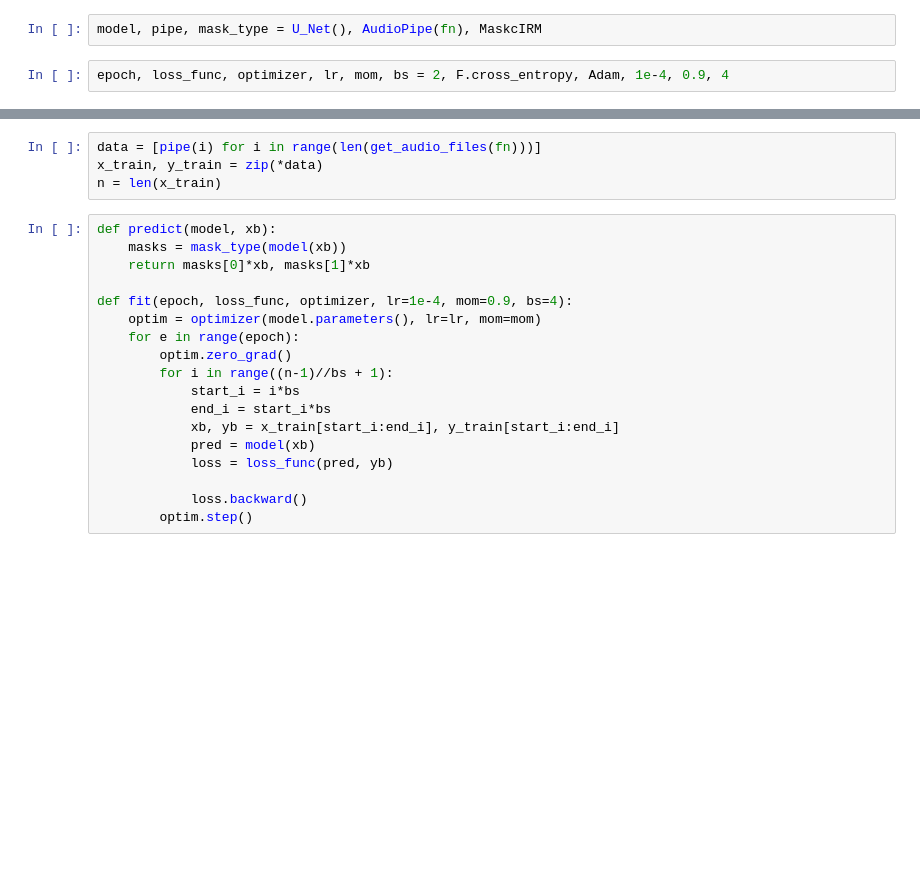
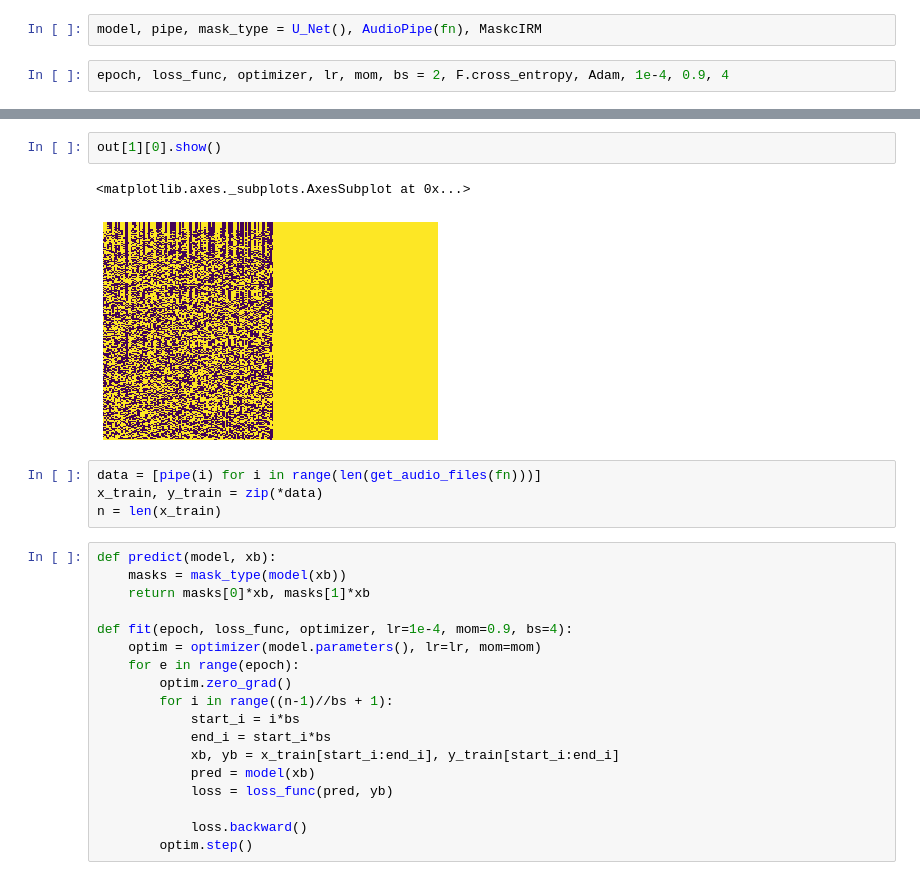
Before and after one commit to holyfiddlex/Speech-Separation, a Jupyter notebook: nbdev/_06_Trainer.ipynb, the cells around one changed output, grey strips where cells are left out. Saved outputs shown, nothing was run; the diff lists cells and outputs as text; blank space fills up the shorter version.

```diff
--- a/nbdev/_06_Trainer.ipynb
+++ b/nbdev/_06_Trainer.ipynb
@@ -29,3 +36,8 @@ epoch, loss_func, optimizer, lr, mom, bs = 2, F.cross_entropy, Adam, 1e-4, 0.9,
+# %%
+out[1][0].show()
+# %% [output]
+<matplotlib.axes._subplots.AxesSubplot at 0x...>
+[figure, added]
 # %%
 data = [pipe(i) for i in range(len(get_audio_files(fn)))]
 x_train, y_train = zip(*data)
```
Also changed, not shown: parts of 4 cells of this notebook, 1 other file.
